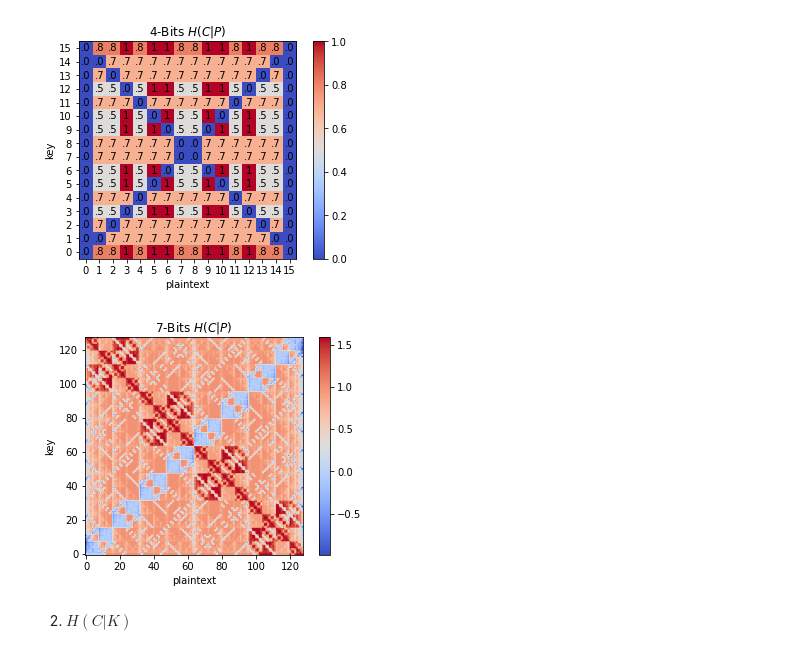
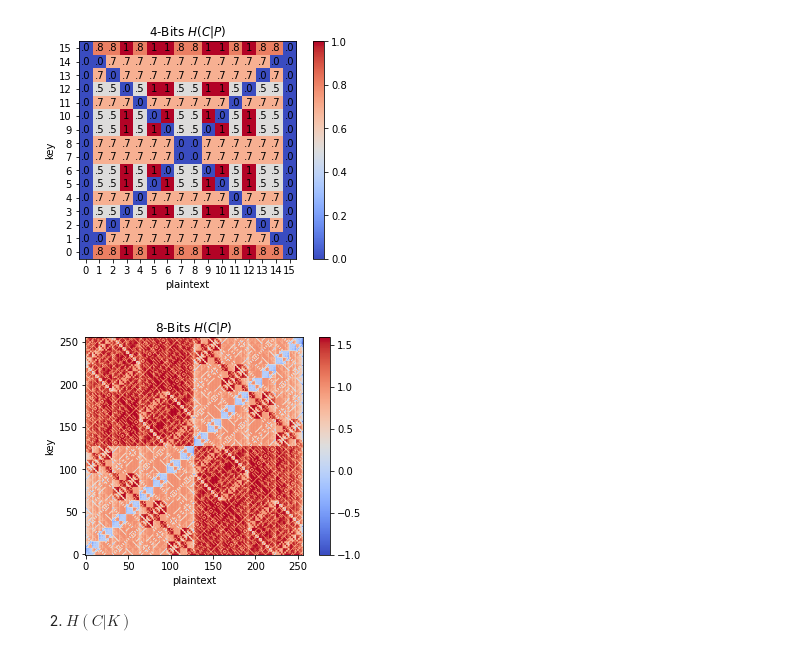
Before and after one commit to Jim137/Entropy, a Jupyter notebook: entropy_of_encrypted.ipynb, the cells around one changed output. Cells and saved outputs as stored; diff of their text form; code cells hidden in the pictures.

```diff
--- a/entropy_of_encrypted.ipynb
+++ b/entropy_of_encrypted.ipynb
@@ -193,11 +193,11 @@ And we can see the 7-bits case. (10 bits will take too long to calculate)
 # %%
-c128 = xorCipher_kernel(128)
+c256 = xorCipher_kernel(256)
 
 mi_cp_n = []
-for i in range(128):
+for i in range(256):
     mii = []
-    for j in range(128):
-        mii.append(mutual_info('{:07b}'.format(c128[i][j]), '{:07b}'.format(i)))
+    for j in range(256):
+        mii.append(mutual_info('{:08b}'.format(c256[i][j]), '{:08b}'.format(i)))
     mi_cp_n.append(mii)
 # %%
 fig, ax = plt.subplots()
@@ -238,10 +238,10 @@ plt.show()
 [figure]
 # %%
 mi_ck_n = []
-for i in range(128):
+for i in range(256):
     mii = []
-    for j in range(128):
-        mii.append(mutual_info('{:07b}'.format(c128[i][j]), '{:07b}'.format(j)))
+    for j in range(256):
+        mii.append(mutual_info('{:08b}'.format(c256[i][j]), '{:08b}'.format(j)))
     mi_ck_n.append(mii)
 # %%
 fig, ax = plt.subplots()
@@ -293,29 +293,29 @@ plt.show()
 [figure]
 # %%
 entropy_cipher_n = []
-for i in range(128):
+for i in range(256):
     ei = []
-    for j in range(128):
-        ei.append(entropy(c128[i][j]))
+    for j in range(256):
+        ei.append(entropy(c256[i][j]))
     entropy_cipher_n.append(ei)
 # %%
 h_cp_n = []
-for i in range(128):
+for i in range(256):
     h_cp_i = []
-    for j in range(128):
+    for j in range(256):
         h_cp_i.append(entropy_cipher_n[i][j]-mi_cp_n[i][j])
     h_cp_n.append(h_cp_i)
 # %%
 fig, ax = plt.subplots()
 im = ax.imshow(h_cp_n, origin='lower', cmap='coolwarm')
 ax.set_xlabel('plaintext')
 ax.set_ylabel('key')
 fig.colorbar(im)
 
-ax.set_title(r'7-Bits $H(C|P)$')
+ax.set_title(r'8-Bits $H(C|P)$')
 plt.show()
 # %% [output]
-[figure, old version]
+[figure, new version]
 # %% [markdown]
 2. $H(C|K)$
 # %%
```
Also changed, not shown: parts of 9 cells of this notebook, 1 other file.
